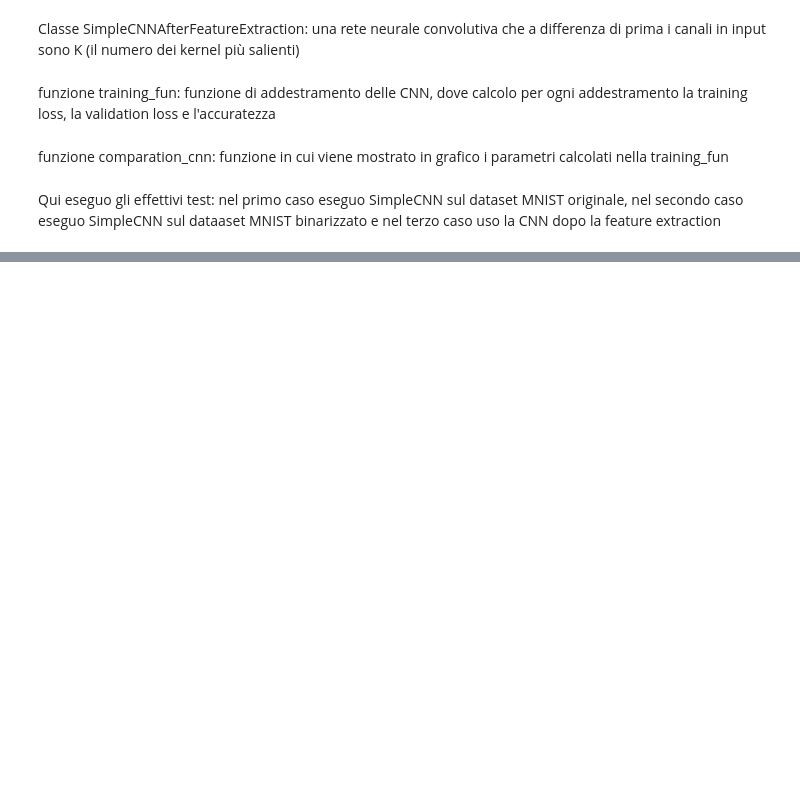
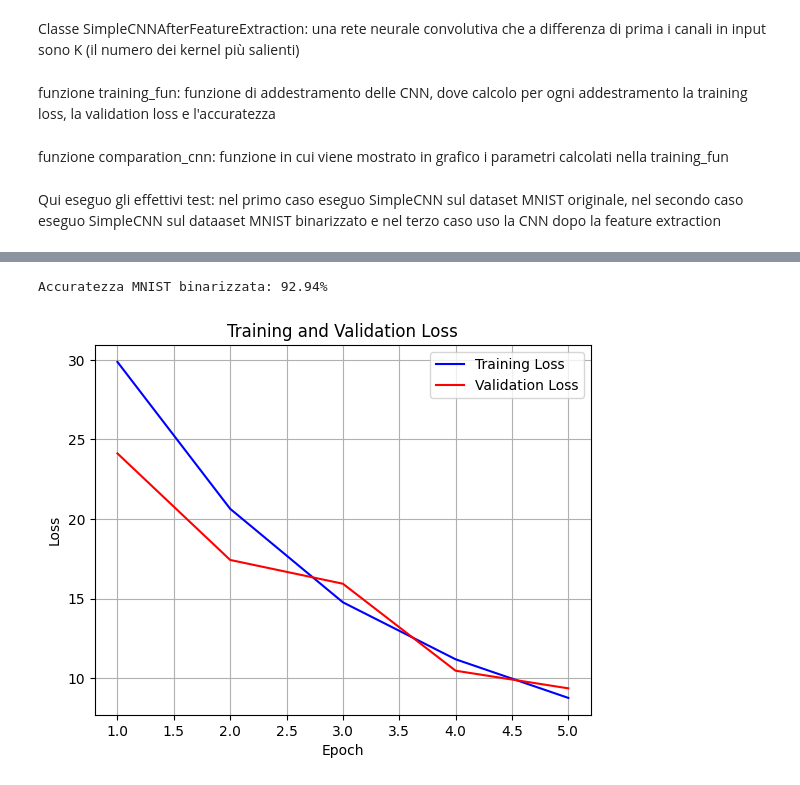
Before and after one commit to AlfonsoUnifi/ProgettoTesiPatternRecognition, a Jupyter notebook: FeatureDetection2.ipynb, the cells around one changed output, grey strips where cells are left out. Saved outputs shown, nothing was run; the diff lists cells and outputs as text; code cells hidden in the pictures; blank space fills up the shorter version.

```diff
--- a/FeatureDetection2.ipynb
+++ b/FeatureDetection2.ipynb
@@ -282,7 +286,10 @@ comparation_cnn(model1,'originale',train_loader_original,test_loader_original,ep
 # %%
-train_loader_binarized=DataLoader(train_data_binarized,batch_size=batch_size,shuffle=False)
+train_loader_binarized=DataLoader(train_data_binarized,batch_size=batch_size,shuffle=True)
 test_loader_binarized=DataLoader(test_data_binarized,batch_size=batch_size,shuffle=False)
 model2=SimpleCNN(kernels=tensor_kernel)
 comparation_cnn(model2,'binarizzata',train_loader_binarized,test_loader_binarized,epochs=5,lr=0.001)
+# %% [output]
+Accuratezza MNIST binarizzata: 92.94%
+[figure, added]
 # %%
 model_feat=SimpleCNNAfterFeatureExtraction(K)
```
Also changed, not shown: parts of 12 cells of this notebook.
